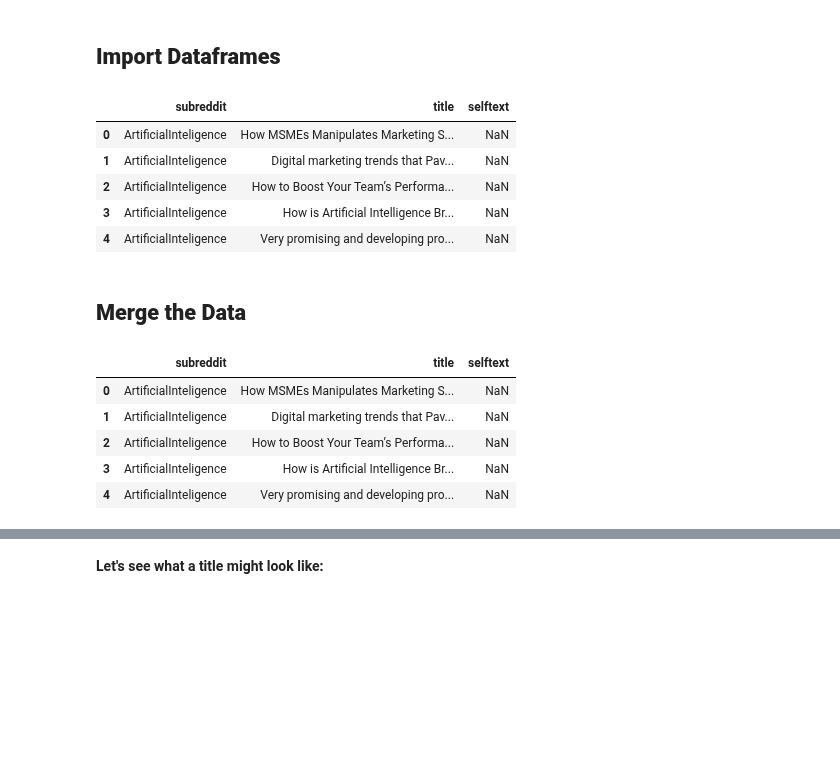
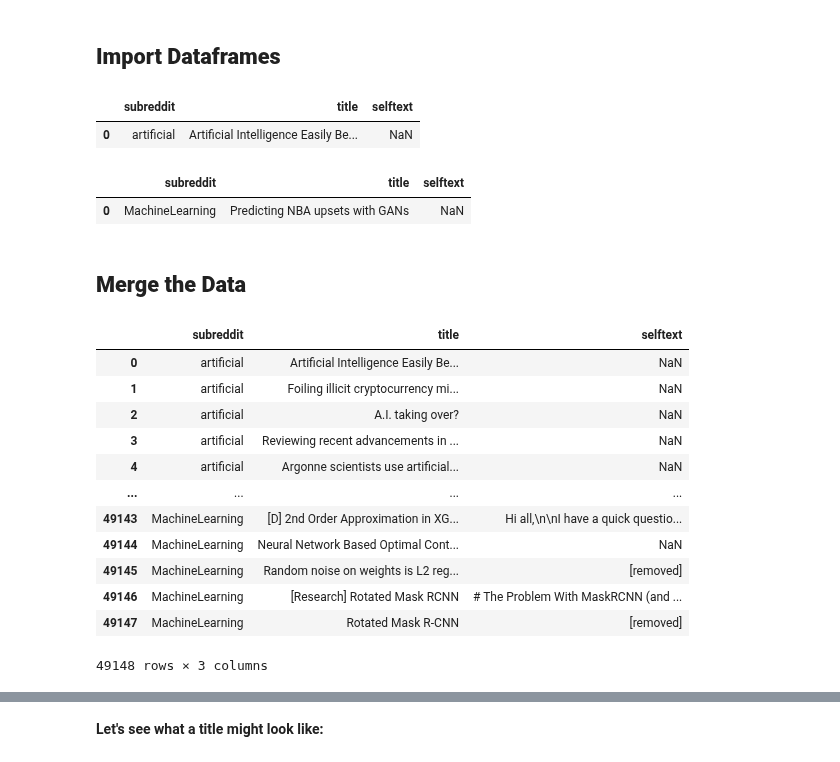
Before and after one commit to amcurley/GA_projects, a Jupyter notebook: Projects/project_3-master/title_only.ipynb, the cells around one changed output, grey strips where cells are left out. Cells and saved outputs as stored; diff of their text form; code cells hidden in the pictures; blank space fills up the shorter version.

```diff
--- a/Projects/project_3-master/title_only.ipynb
+++ b/Projects/project_3-master/title_only.ipynb
@@ -19,14 +19,15 @@ from sklearn.naive_bayes import MultinomialNB
 data_ai = pd.read_csv('../project_3-master/data/data_ai.csv')
 data_ml = pd.read_csv('../project_3-master/data/data_ml.csv')
 # %%
-data_ai.head()
+data_ai.head(1)
 # %% [output]
 |  | subreddit | title | selftext |
-| 0 | ArtificialInteligence | How MSMEs Manipulates Marketing S... | NaN |
-| 1 | ArtificialInteligence | Digital marketing trends that Pav... | NaN |
-| 2 | ArtificialInteligence | How to Boost Your Team’s Performa... | NaN |
-| 3 | ArtificialInteligence | How is Artificial Intelligence Br... | NaN |
-| 4 | ArtificialInteligence | Very promising and developing pro... | NaN |
+| 0 | artificial | Artificial Intelligence Easily Be... | NaN |
+# %%
+data_ml.head(1)
+# %% [output]
+|  | subreddit | title | selftext |
+| 0 | MachineLearning | Predicting NBA upsets with GANs | NaN |
 # %% [markdown]
 ## **Merge the Data**
 # %%
@@ -34,14 +35,21 @@ df = data_ai.append(data_ml).reset_index()
 # %%
 df.drop(columns='index',inplace=True)
 # %%
-df.head()
+df
 # %% [output]
 |  | subreddit | title | selftext |
-| 0 | ArtificialInteligence | How MSMEs Manipulates Marketing S... | NaN |
-| 1 | ArtificialInteligence | Digital marketing trends that Pav... | NaN |
-| 2 | ArtificialInteligence | How to Boost Your Team’s Performa... | NaN |
-| 3 | ArtificialInteligence | How is Artificial Intelligence Br... | NaN |
-| 4 | ArtificialInteligence | Very promising and developing pro... | NaN |
+| 0 | artificial | Artificial Intelligence Easily Be... | NaN |
+| 1 | artificial | Foiling illicit cryptocurrency mi... | NaN |
+| 2 | artificial | A.I. taking over? | NaN |
+| 3 | artificial | Reviewing recent advancements in ... | NaN |
+| 4 | artificial | Argonne scientists use artificial... | NaN |
+| ... | ... | ... | ... |
+| 49143 | MachineLearning | [D] 2nd Order Approximation in XG... | Hi all,\n\nI have a quick questio... |
+| 49144 | MachineLearning | Neural Network Based Optimal Cont... | NaN |
+| 49145 | MachineLearning | Random noise on weights is L2 reg... | [removed] |
+| 49146 | MachineLearning | [Research] Rotated Mask RCNN | # The Problem With MaskRCNN (and ... |
+| 49147 | MachineLearning | Rotated Mask R-CNN | [removed] |
+49148 rows × 3 columns
 # %%
 df.isnull().sum()
 # %% [output]
```
Also changed, not shown: parts of 32 cells of this notebook, 3 other files.
